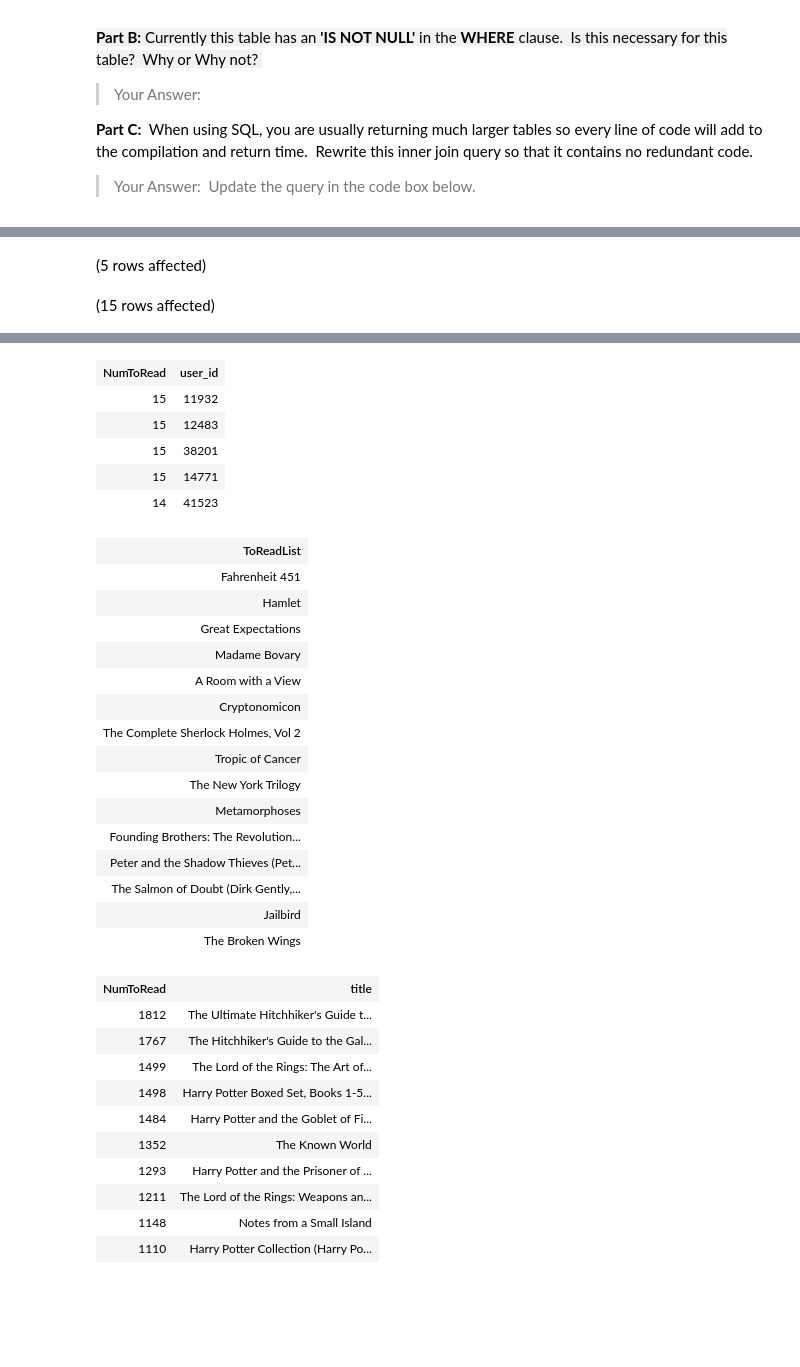
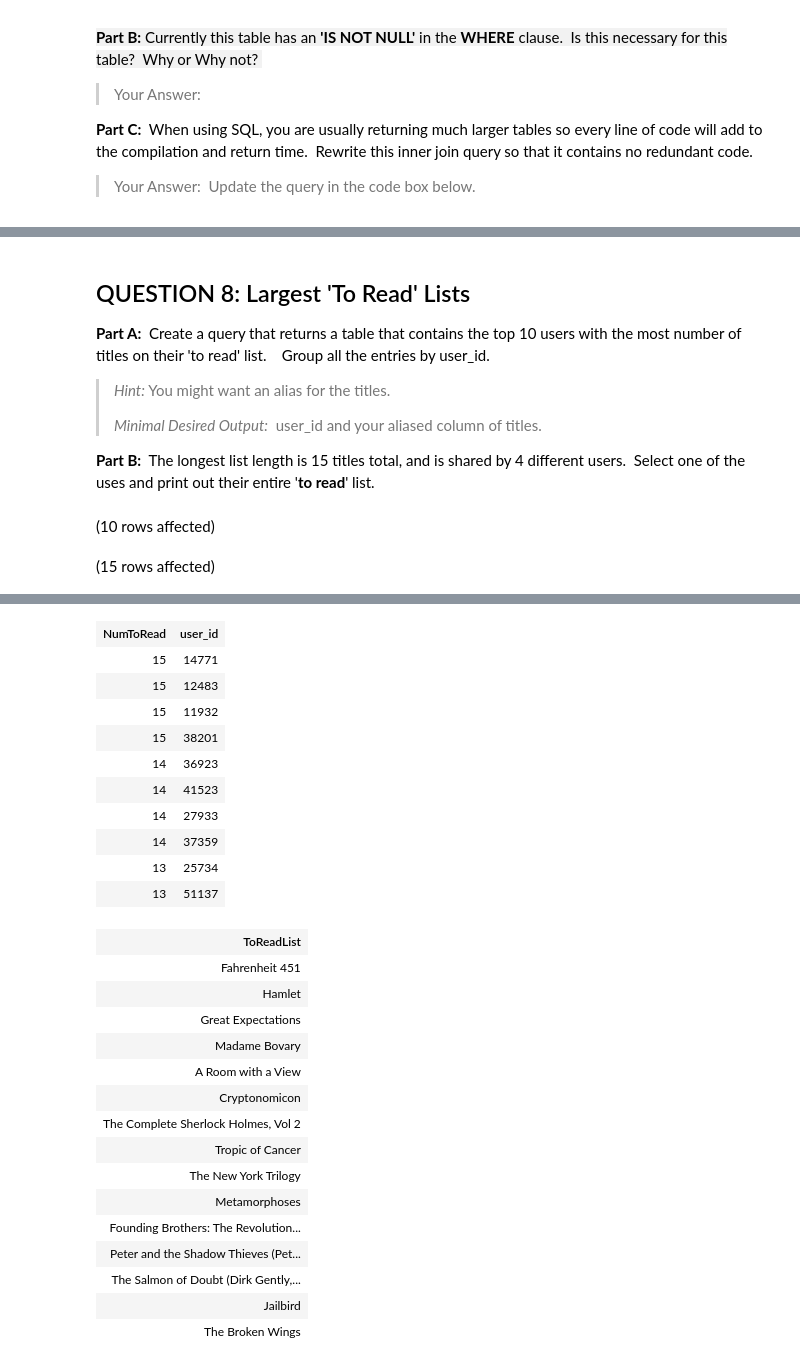
Before and after one commit to yayasanya/SQL-Part-3-Exercises, a Jupyter notebook: SQL-Part-3-Exercises/Notebook-1.ipynb, the cells around one changed output, grey strips where cells are left out. Cells and saved outputs as stored; diff of their text form; code cells hidden in the pictures; blank space fills up the shorter version.

Commit message:
questions created - answers still in notebook

```diff
--- a/SQL-Part-3-Exercises/Notebook-1.ipynb
+++ b/SQL-Part-3-Exercises/Notebook-1.ipynb
@@ -245,27 +301,30 @@ Total execution time: 00:00:03.055
+# %% [markdown]
+## QUESTION 8: Largest 'To Read' Lists
+
+**Part A:**  Create a query that returns a table that contains the top 10 users with the most number of titles on their 'to read' list.    Group all the entries by user\_id.
+
+> _Hint:_ You might want an alias for the titles.
+>
+> _Minimal Desired Output:_  user\_id and your aliased column of titles.
+
+**Part B:**  The longest list length is 15 titles total, and is shared by 4 different users.  Select one of the uses and print out their entire '**to read**' list.
 # %%
--- Using the to_read table with the book table
--- Which users have the most books on their "to read" list?
-SELECT TOP 5 COUNT(b.title) AS NumToRead, tr.user_id
+-- ANS:
+-- A: Which users have the most books on their "to read" list?
+    -- 4 users have 15 books on their list: user_ids -->14771, 12483, 11932, 38201
+SELECT TOP 10 COUNT(b.title) AS NumToRead, tr.user_id
 FROM BooksDB.dbo.books AS b
 INNER JOIN BooksDB.dbo.to_read AS tr
 ON b.book_id = tr.book_id
 GROUP BY tr.user_id
 ORDER BY NumToRead DESC;
 
--- Pick a user and print the titles for their to-read list
+-- B: Pick a user and print the titles for their to-read list
 SELECT TOP 20 b.title AS ToReadList
 FROM BooksDB.dbo.books AS b
 INNER JOIN BooksDB.dbo.to_read AS tr
 ON b.book_id = tr.book_id
 WHERE tr.user_id = 12483
-
--- WHAT ARE THE TOP TEN MOST POPULAR BOOK TITLE ON THE TO READ LIST?
-SELECT TOP 10 COUNT(tr.user_id) AS NumToRead, b.title
-FROM BooksDB.dbo.books AS b
-INNER JOIN BooksDB.dbo.to_read AS tr
-ON b.book_id = tr.book_id
-GROUP BY b.title
-ORDER BY NumToRead DESC;
 # %% [output]
-(5 rows affected)
+(10 rows affected)
 (15 rows affected)
@@ -274,9 +332,14 @@ Total execution time: 00:00:00.610
 | NumToRead | user_id |
+| 15 | 14771 |
+| 15 | 12483 |
 | 15 | 11932 |
-| 15 | 12483 |
 | 15 | 38201 |
-| 15 | 14771 |
+| 14 | 36923 |
 | 14 | 41523 |
+| 14 | 27933 |
+| 14 | 37359 |
+| 13 | 25734 |
+| 13 | 51137 |
 | ToReadList |
 | Fahrenheit 451 |
 | Hamlet |
@@ -293,14 +356,3 @@ Total execution time: 00:00:00.610
 | The Salmon of Doubt (Dirk Gently,... |
 | Jailbird |
 | The Broken Wings |
-| NumToRead | title |
-| 1812 | The Ultimate Hitchhiker's Guide t... |
-| 1767 | The Hitchhiker's Guide to the Gal... |
-| 1499 | The Lord of the Rings: The Art of... |
-| 1498 | Harry Potter Boxed Set, Books 1-5... |
-| 1484 | Harry Potter and the Goblet of Fi... |
-| 1352 | The Known World |
-| 1293 | Harry Potter and the Prisoner of ... |
-| 1211 | The Lord of the Rings: Weapons an... |
-| 1148 | Notes from a Small Island |
-| 1110 | Harry Potter Collection (Harry Po... |
```
Also changed, not shown: parts of 18 cells of this notebook.
